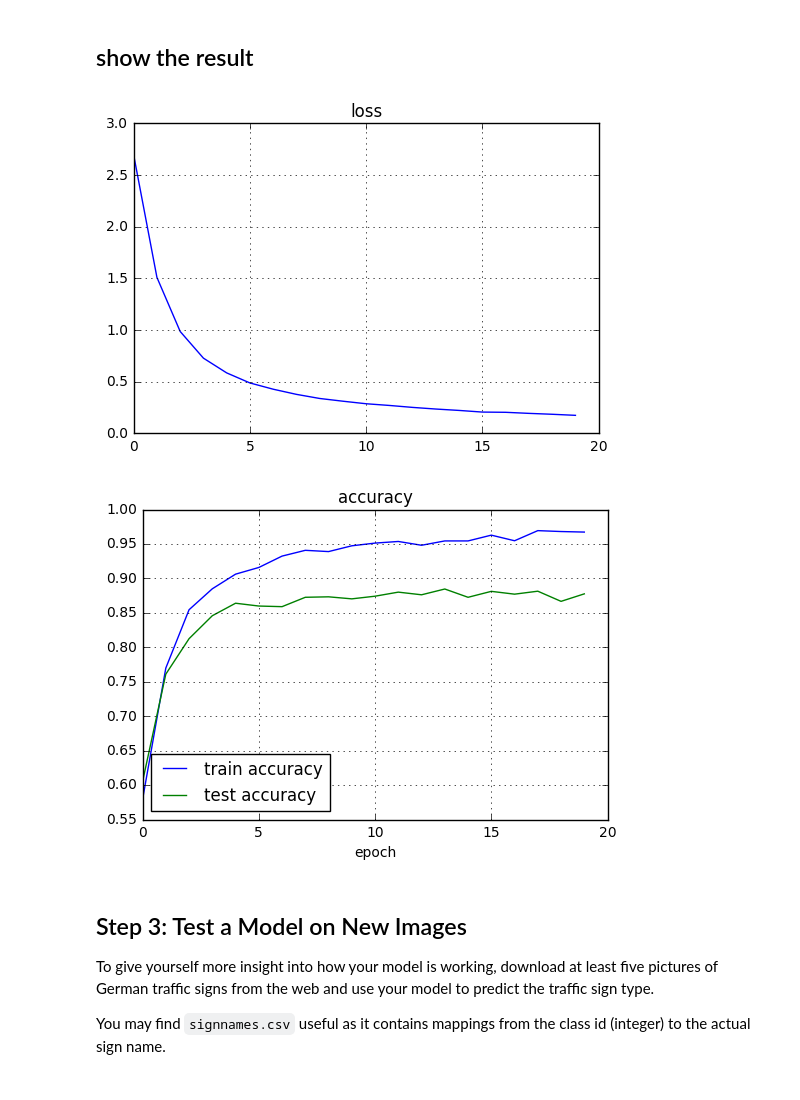
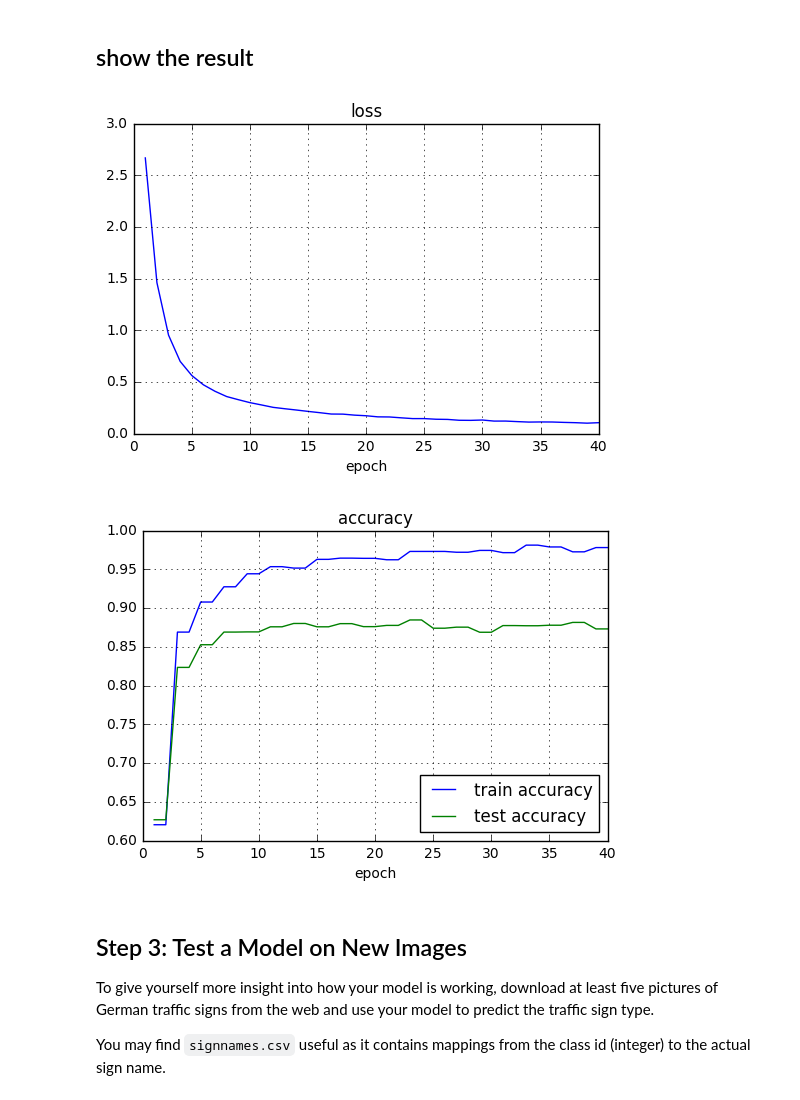
Before and after one commit to hayoung-kim/Perception-for-Self-driving, a Jupyter notebook: Traffic-Sign-Classifier/Traffic_Sign_Classifier.ipynb, the cells around one changed output. Saved outputs shown, nothing was run; the diff lists cells and outputs as text; code cells hidden in the pictures.

Commit message:
epoch 40번에 대해 수행

```diff
--- a/Traffic-Sign-Classifier/Traffic_Sign_Classifier.ipynb
+++ b/Traffic-Sign-Classifier/Traffic_Sign_Classifier.ipynb
@@ -253,14 +255,13 @@ keep_prob = tf.placeholder(tf.float32)
 # %%
 # parameters
 rate = 0.001
-EPOCHS = 20
+EPOCHS = 40
 BATCH_SIZE = 4096
 display_step = 2
 save_step = 5
 
 # do train?
 do_train = 1
-epoch_to_restore = 590
 
 # select device to be used
 device_type = "/gpu:0"
@@ -454,34 +453,36 @@ Test accuracy: 0.868
 # %% [markdown]
 ## show the result
 # %%
-import matplotlib.pyplot as plt
-
 with open('LeNet_He_BatchNorm.csv', 'r') as csvfile:
     data = []
     reader = csv.reader(csvfile)
     for row in reader:
         data.append(row)
 #         print(', '.join(row))
 
 data = np.array(data)
 
 plt.figure()
 plt.plot(data[1:,0], data[1:,1])
 plt.title('loss')
+plt.xlabel('epoch')
 plt.grid()
+plt.savefig('./images/result_loss.png')
 plt.show()
+
 
 plt.figure()
 plt.plot(data[1:,0], data[1:,2], label='train accuracy')
 plt.plot(data[1:,0], data[1:,3], label='test accuracy')
 plt.title('accuracy')
 plt.xlabel('epoch')
 plt.legend(loc='best')
 plt.grid()
+plt.savefig('./images/result_acc.png')
 plt.show()
 # %% [output]
-[figure, old version]
+[figure, new version]
-[figure, old version]
+[figure, new version]
 # %% [markdown]
 ## Step 3: Test a Model on New Images
 
```
Also changed, not shown: parts of 15 cells of this notebook, 5 other files.
